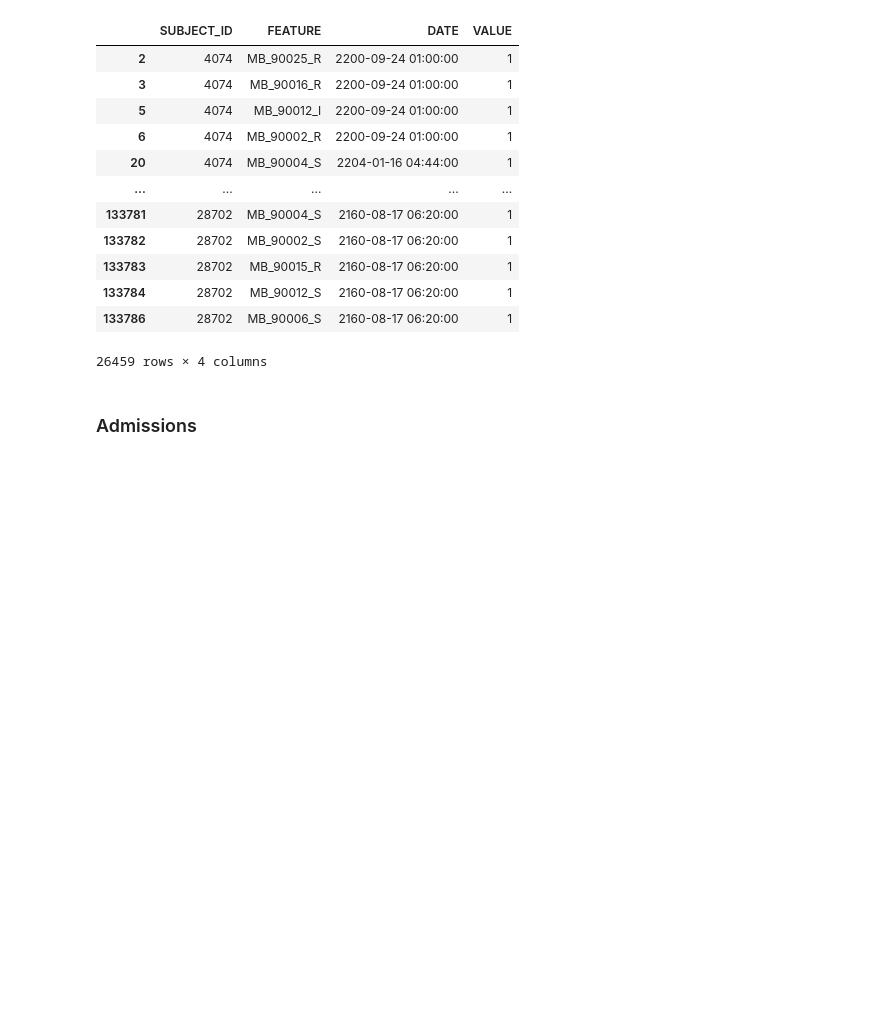
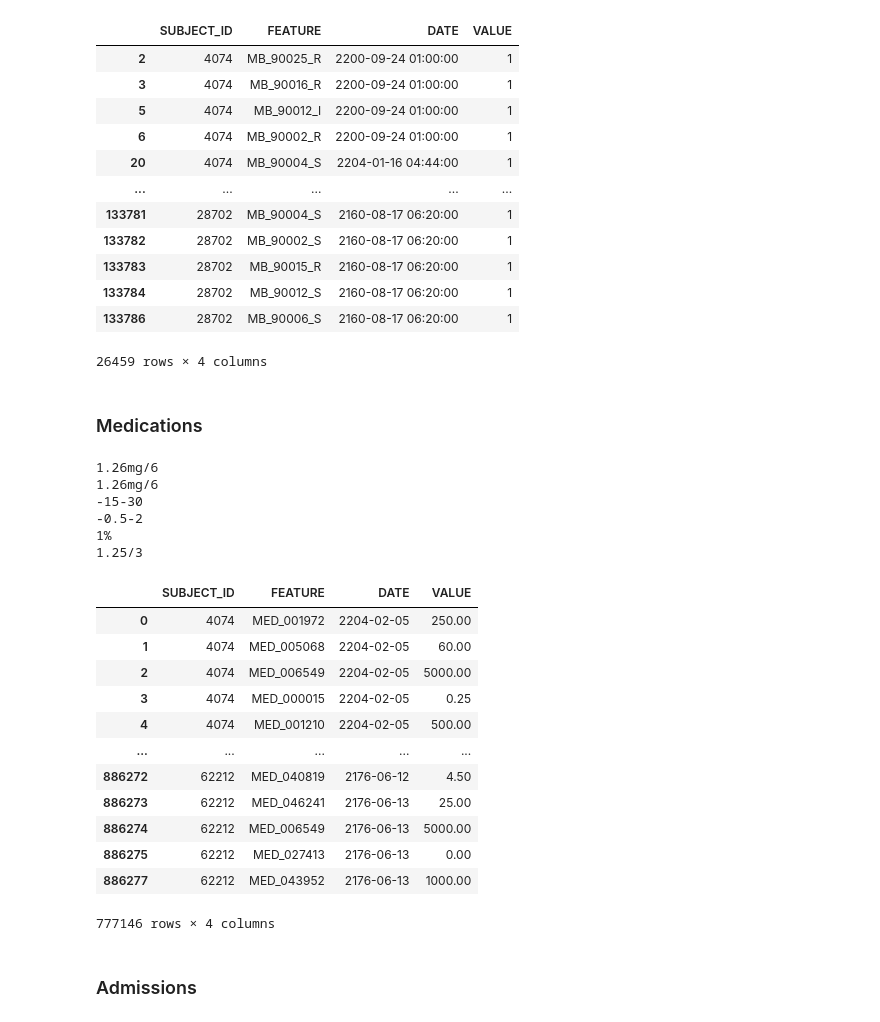
Before and after one commit to navedrizvi/bdh-project, a Jupyter notebook: hassan-workspace/Notebook_Hassan.ipynb, the cells around one changed output. Drawn from its saved outputs; the diff is of its cells as text; code cells hidden in the pictures; blank space fills up the shorter version.

```diff
--- a/hassan-workspace/Notebook_Hassan.ipynb
+++ b/hassan-workspace/Notebook_Hassan.ipynb
@@ -218,3 +222,5 @@ display(mb_events)
 | 133784 | 28702 | MB_90012_S | 2160-08-17 06:20:00 | 1 |
 | 133786 | 28702 | MB_90006_S | 2160-08-17 06:20:00 | 1 |
 26459 rows × 4 columns
+# %% [markdown]
+### Medications
@@ -221,3 +230,44 @@ display(mb_events)
+# %%
+meds = meds_original.copy()
+meds = meds[meds.ENDDATE.notna()]
+meds = meds[meds.GSN.notna()]
+
+meds['DATE'] = pd.to_datetime(meds['ENDDATE'])
+def find_mean_dose(dose: str) -> float:
+    if pd.isnull(dose):
+        return 0
+    try:
+        cleaned = re.sub(r'[A-Za-z,>< ]', '', dose)
+        parts = cleaned.split('-')
+        return np.array(parts).astype(float).mean()
+    except:
+        print(dose)
+meds['VALUE'] = meds['DOSE_VAL_RX'].map(find_mean_dose)
+meds['FEATURE'] = "MED_" + meds['GSN'].astype(str)
+meds = meds[USEFUL_COLUMNS]
+# %% [output]
+1.26mg/6
+1.26mg/6
+-15-30
+-0.5-2
+1%
+1.25/3
+# %%
+meds
+# %% [output]
+|  | SUBJECT_ID | FEATURE | DATE | VALUE |
+| 0 | 4074 | MED_001972 | 2204-02-05 | 250.00 |
+| 1 | 4074 | MED_005068 | 2204-02-05 | 60.00 |
+| 2 | 4074 | MED_006549 | 2204-02-05 | 5000.00 |
+| 3 | 4074 | MED_000015 | 2204-02-05 | 0.25 |
+| 4 | 4074 | MED_001210 | 2204-02-05 | 500.00 |
+| ... | ... | ... | ... | ... |
+| 886272 | 62212 | MED_040819 | 2176-06-12 | 4.50 |
+| 886273 | 62212 | MED_046241 | 2176-06-13 | 25.00 |
+| 886274 | 62212 | MED_006549 | 2176-06-13 | 5000.00 |
+| 886275 | 62212 | MED_027413 | 2176-06-13 | 0.00 |
+| 886277 | 62212 | MED_043952 | 2176-06-13 | 1000.00 |
+777146 rows × 4 columns
 # %% [markdown]
 ### Admissions
 # %%
```
Also changed, not shown: parts of 13 cells of this notebook, 4 other files.
